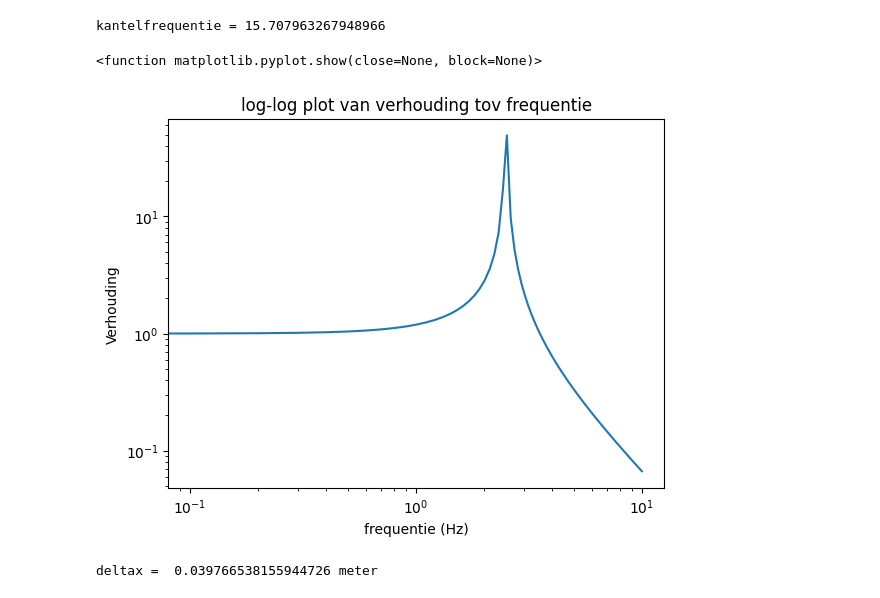
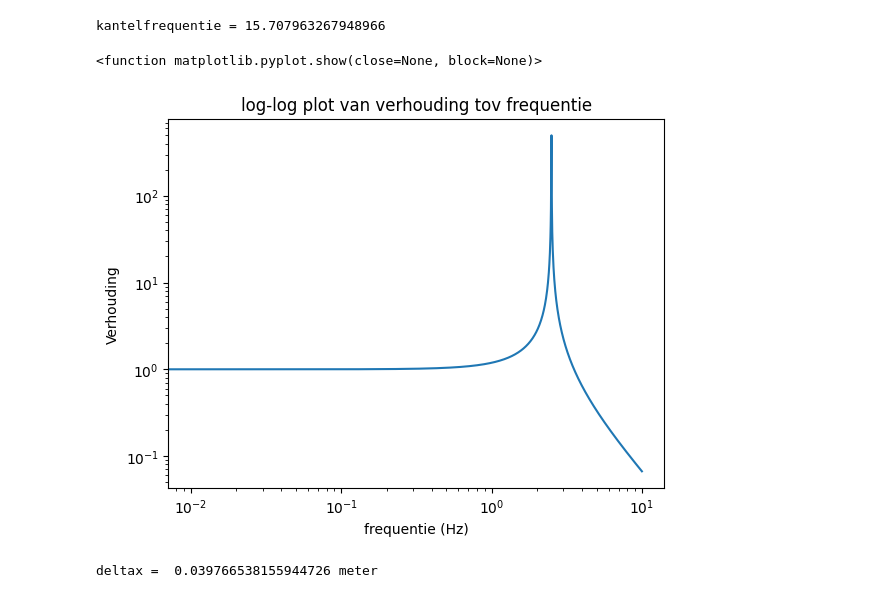
Before and after one commit to OLvanVelze/opdrachten-DEF-D-OVV, a Jupyter notebook: FysiekeOntwerpopdrachten/5MaakEenOpstellingTrillingsvrij/Ontwerpopdracht5MaakEenOpstellingTrillingsvrijInvulTemplate.ipynb, the cells around one changed output. Drawn from its saved outputs; the diff is of its cells as text; code cells hidden in the pictures.

```diff
--- a/FysiekeOntwerpopdrachten/5MaakEenOpstellingTrillingsvrij/Ontwerpopdracht5MaakEenOpstellingTrillingsvrijInvulTemplate.ipynb
+++ b/FysiekeOntwerpopdrachten/5MaakEenOpstellingTrillingsvrij/Ontwerpopdracht5MaakEenOpstellingTrillingsvrijInvulTemplate.ipynb
@@ -67,22 +67,22 @@ kantelfrequentie = 15.707963267948966
 # %%
 def verhoudingsfunctie(f, omega0):
     return np.abs(1 / (1 - ((2*np.pi*f)**2) / (omega0**2)))
 
-frequentie_voor_x = np.linspace(0,10,100)
+frequentie_voor_x = np.linspace(0,10,1000)
 
 resultaat = verhoudingsfunctie(frequentie_voor_x, omega0)
 
 plt.figure
 plt.plot(frequentie_voor_x, resultaat)
 plt.title("log-log plot van verhouding tov frequentie")
 plt.xscale('log')
 plt.xlabel("frequentie (Hz)")
 plt.yscale('log')
 plt.ylabel("Verhouding")
 plt.show
 # %% [output]
 <function matplotlib.pyplot.show(close=None, block=None)>
-[figure, old version]
+[figure, new version]
 # %%
 g = 9.812
 
```
Also changed, not shown: parts of 2 cells of this notebook, 1 other file.
